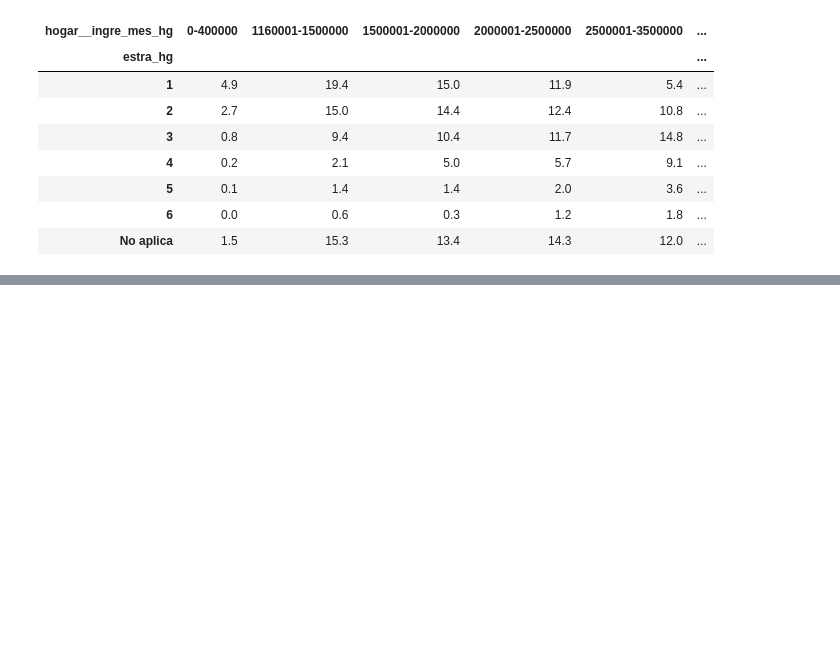
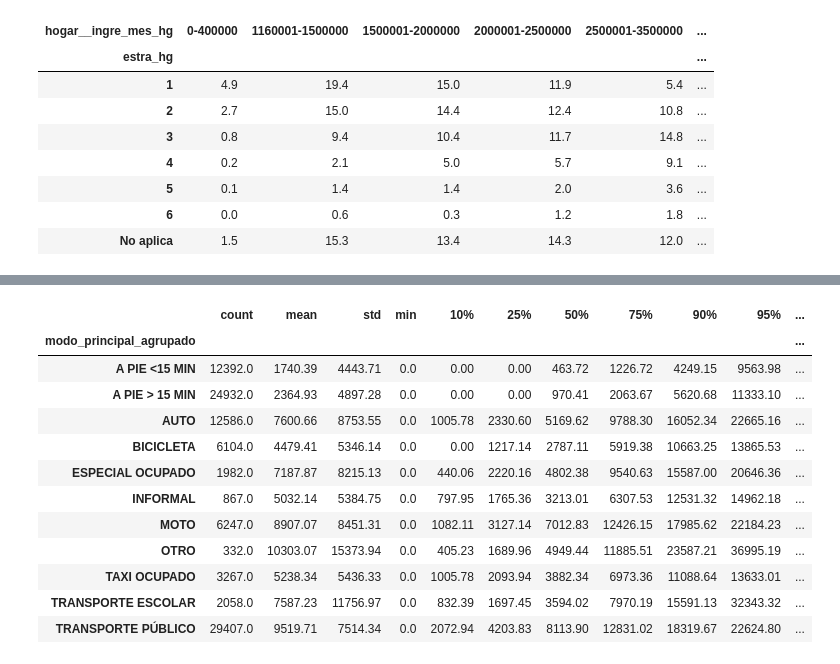
Before and after one commit to jaagarciamu/508_Project_mode_choice, a Jupyter notebook: notebooks/05_EDA.ipynb, the cells around one changed output, grey strips where cells are left out. Saved outputs shown, nothing was run; the diff lists cells and outputs as text; code cells hidden in the pictures; blank space fills up the shorter version.

```diff
--- a/notebooks/05_EDA.ipynb
+++ b/notebooks/05_EDA.ipynb
@@ -3077,0 +3758,27 @@ Una precaución importante: ingreso, estrato y registros vehiculares están rela
+# %%
+# Descriptive statistics of centroid distance by travel mode
+
+distance_by_mode = (
+    df_model
+    .groupby("modo_principal_agrupado")["zat_centroid_distance_m"]
+    .describe(
+        percentiles=[0.10, 0.25, 0.50, 0.75, 0.90, 0.95]
+    )
+    .round(2)
+)
+
+display(distance_by_mode)
+# %% [output]
+|  | count | mean | std | min | 10% | 25% | 50% | 75% | 90% | 95% | ... |
+| modo_principal_agrupado |  |  |  |  |  |  |  |  |  |  | ... |
+| A PIE <15 MIN | 12392.0 | 1740.39 | 4443.71 | 0.0 | 0.00 | 0.00 | 463.72 | 1226.72 | 4249.15 | 9563.98 | ... |
+| A PIE > 15 MIN | 24932.0 | 2364.93 | 4897.28 | 0.0 | 0.00 | 0.00 | 970.41 | 2063.67 | 5620.68 | 11333.10 | ... |
+| AUTO | 12586.0 | 7600.66 | 8753.55 | 0.0 | 1005.78 | 2330.60 | 5169.62 | 9788.30 | 16052.34 | 22665.16 | ... |
+| BICICLETA | 6104.0 | 4479.41 | 5346.14 | 0.0 | 0.00 | 1217.14 | 2787.11 | 5919.38 | 10663.25 | 13865.53 | ... |
+| ESPECIAL OCUPADO | 1982.0 | 7187.87 | 8215.13 | 0.0 | 440.06 | 2220.16 | 4802.38 | 9540.63 | 15587.00 | 20646.36 | ... |
+| INFORMAL | 867.0 | 5032.14 | 5384.75 | 0.0 | 797.95 | 1765.36 | 3213.01 | 6307.53 | 12531.32 | 14962.18 | ... |
+| MOTO | 6247.0 | 8907.07 | 8451.31 | 0.0 | 1082.11 | 3127.14 | 7012.83 | 12426.15 | 17985.62 | 22184.23 | ... |
+| OTRO | 332.0 | 10303.07 | 15373.94 | 0.0 | 405.23 | 1689.96 | 4949.44 | 11885.51 | 23587.21 | 36995.19 | ... |
+| TAXI OCUPADO | 3267.0 | 5238.34 | 5436.33 | 0.0 | 1005.78 | 2093.94 | 3882.34 | 6973.36 | 11088.64 | 13633.01 | ... |
+| TRANSPORTE ESCOLAR | 2058.0 | 7587.23 | 11756.97 | 0.0 | 832.39 | 1697.45 | 3594.02 | 7970.19 | 15591.13 | 32343.32 | ... |
+| TRANSPORTE PÚBLICO | 29407.0 | 9519.71 | 7514.34 | 0.0 | 2072.94 | 4203.83 | 8113.90 | 12831.02 | 18319.67 | 22624.80 | ... |
```
Also changed, not shown: parts of 52 cells of this notebook, 3 other files.
